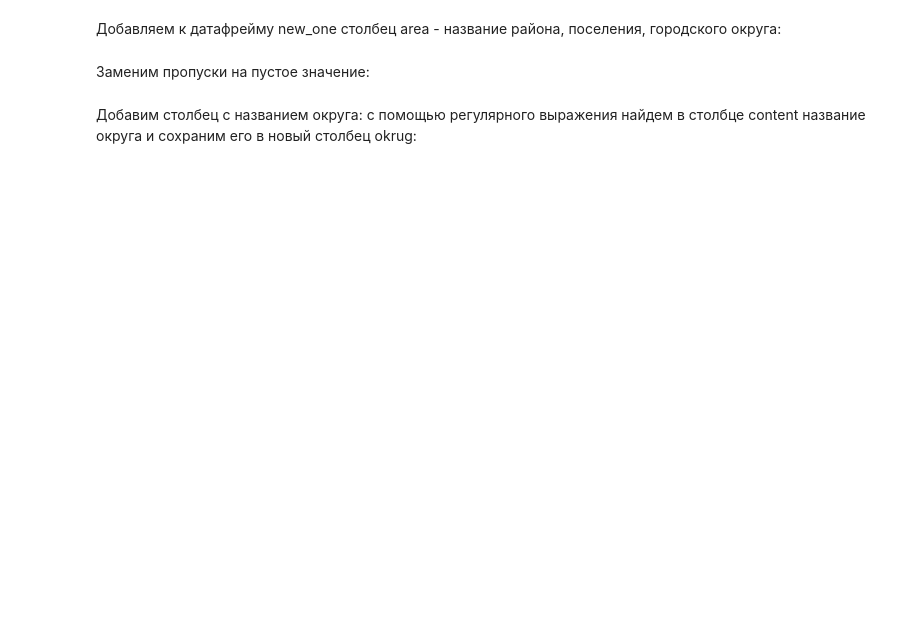
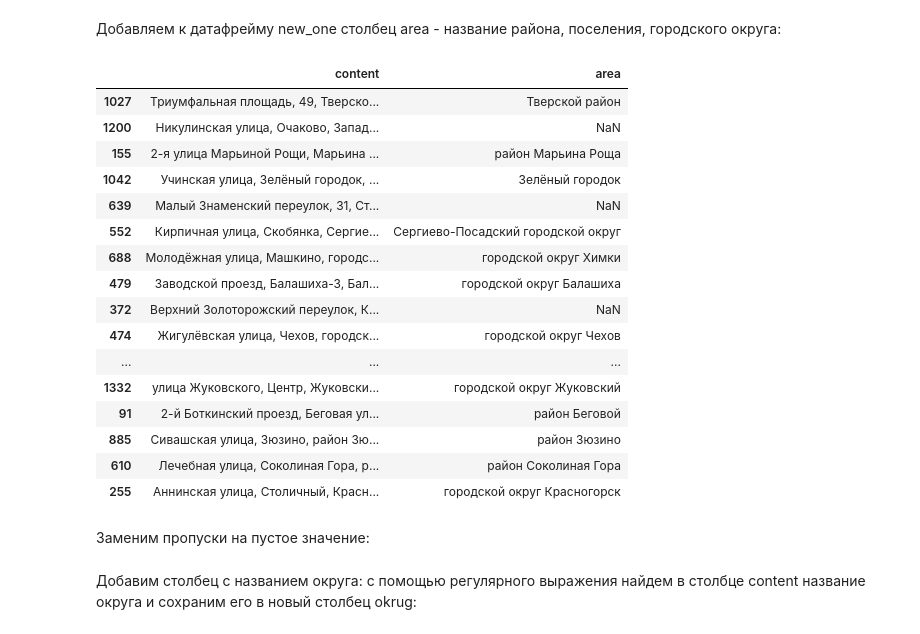
Before and after one commit to Lavrova-Svetlana/my_projects, a Jupyter notebook: public_food_moscow/public_food_moscow.ipynb, the cells around one changed output. Drawn from its saved outputs; the diff is of its cells as text; code cells hidden in the pictures; blank space fills up the shorter version.

```diff
--- a/public_food_moscow/public_food_moscow.ipynb
+++ b/public_food_moscow/public_food_moscow.ipynb
@@ -1089,11 +1095,28 @@ new_one['content'].values
 # %% [markdown]
 Добавляем к датафрейму new_one столбец area - название района, поселения, городского округа:
 # %%
-pattern = ',\ ([\w\-\w]+ (район|городской округ|городок|поселение|посёлок|городок|поле)|\
-         (район|городской округ|поселение|посёлок) [\w\-\w\s\w]*)\,'
+pattern = ',\ ([\w\-\w]+ (район|городской округ|городок|поселение|посёлок|городок|поле)|(район|городской округ|поселение|посёлок) [\w\-\w\s\w]*)\,'
 new_one['area'] = new_one['content'].str.findall(pat = pattern)
 new_one['area'] = new_one['content'].str.extract(pat = pattern)
 new_one.sample(20)
+# %% [output]
+|  | content | area |
+| 1027 | Триумфальная площадь, 49, Тверско... | Тверской район |
+| 1200 | Никулинская улица, Очаково, Запад... | NaN |
+| 155 | 2-я улица Марьиной Рощи, Марьина ... | район Марьина Роща |
+| 1042 | Учинская улица, Зелёный городок, ... | Зелёный городок |
+| 639 | Малый Знаменский переулок, 31, Ст... | NaN |
+| 552 | Кирпичная улица, Скобянка, Сергие... | Сергиево-Посадский городской округ |
+| 688 | Молодёжная улица, Машкино, городс... | городской округ Химки |
+| 479 | Заводской проезд, Балашиха-3, Бал... | городской округ Балашиха |
+| 372 | Верхний Золоторожский переулок, К... | NaN |
+| 474 | Жигулёвская улица, Чехов, городск... | городской округ Чехов |
+| ... | ... | ... |
+| 1332 | улица Жуковского, Центр, Жуковски... | городской округ Жуковский |
+| 91 | 2-й Боткинский проезд, Беговая ул... | район Беговой |
+| 885 | Сивашская улица, Зюзино, район Зю... | район Зюзино |
+| 610 | Лечебная улица, Соколиная Гора, р... | район Соколиная Гора |
+| 255 | Аннинская улица, Столичный, Красн... | городской округ Красногорск |
 # %% [markdown]
 Заменим пропуски на пустое значение:
 # %%
```
Also changed, not shown: parts of 28 cells of this notebook.
